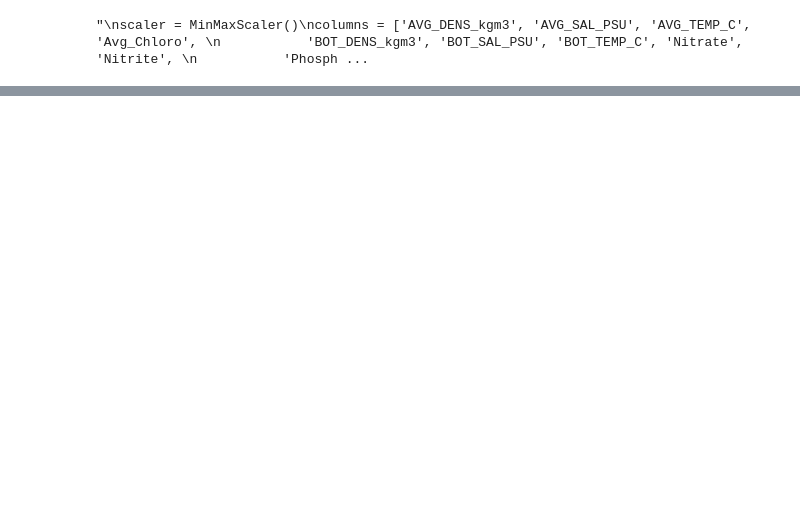
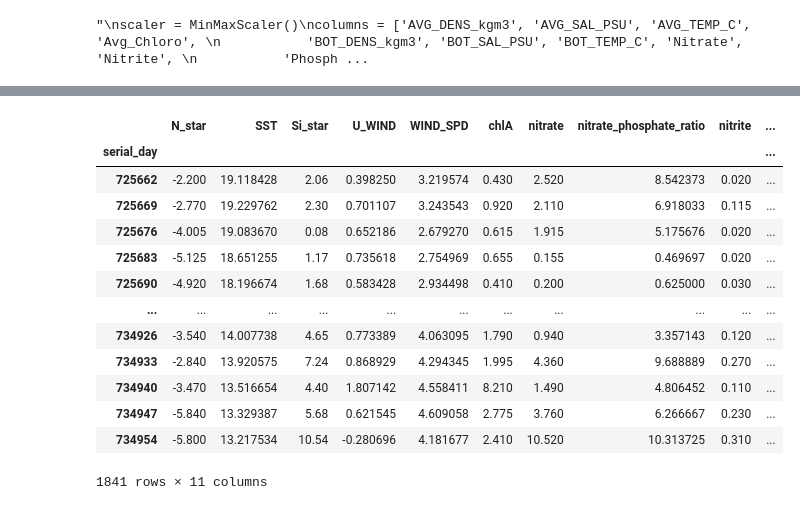
Before and after one commit to aparaselli/HAB-Prediction-Research, a Jupyter notebook: Code/CCM_analysis.ipynb, the cells around one changed output, grey strips where cells are left out. Drawn from its saved outputs; the diff is of its cells as text; code cells hidden in the pictures; blank space fills up the shorter version.

```diff
--- a/Code/CCM_analysis.ipynb
+++ b/Code/CCM_analysis.ipynb
@@ -430,0 +431,38 @@ results_df[results_df.convergence_p_value<0.8].sort_values(by='convergence_p_val
+# %%
+#IMPUTE HAB DATA
+#Build basic linear regression model as sanity check
+# Custom impute missing values with the average of the value in front and behind of it
+class ForwardBackwardImputer(BaseEstimator, TransformerMixin):
+    def __init__(self):
+        pass
+
+    def fit(self, X, y=None):
+        return self
+
+    def transform(self, X):
+        X_filled_forward = X.fillna(method='ffill').fillna(method='bfill')
+        X_filled_backward = X.fillna(method='bfill').fillna(method='ffill')
+
+        return (X_filled_forward + X_filled_backward) / 2
+
+
+Imputer = ForwardBackwardImputer()
+Orig_block_clean = Orig_block_clean.apply(pd.to_numeric, errors='coerce')
+Imputer.fit(Orig_block_clean)
+Orig_block_clean = Imputer.transform(Orig_block_clean)#COMMENT OUT IF DONT WANT MEAN MPUTE
+Orig_block_clean
+# %% [output]
+|  | N_star | SST | Si_star | U_WIND | WIND_SPD | chlA | nitrate | nitrate_phosphate_ratio | nitrite | ... |
+| serial_day |  |  |  |  |  |  |  |  |  | ... |
+| 725662 | -2.200 | 19.118428 | 2.06 | 0.398250 | 3.219574 | 0.430 | 2.520 | 8.542373 | 0.020 | ... |
+| 725669 | -2.770 | 19.229762 | 2.30 | 0.701107 | 3.243543 | 0.920 | 2.110 | 6.918033 | 0.115 | ... |
+| 725676 | -4.005 | 19.083670 | 0.08 | 0.652186 | 2.679270 | 0.615 | 1.915 | 5.175676 | 0.020 | ... |
+| 725683 | -5.125 | 18.651255 | 1.17 | 0.735618 | 2.754969 | 0.655 | 0.155 | 0.469697 | 0.020 | ... |
+| 725690 | -4.920 | 18.196674 | 1.68 | 0.583428 | 2.934498 | 0.410 | 0.200 | 0.625000 | 0.030 | ... |
+| ... | ... | ... | ... | ... | ... | ... | ... | ... | ... | ... |
+| 734926 | -3.540 | 14.007738 | 4.65 | 0.773389 | 4.063095 | 1.790 | 0.940 | 3.357143 | 0.120 | ... |
+| 734933 | -2.840 | 13.920575 | 7.24 | 0.868929 | 4.294345 | 1.995 | 4.360 | 9.688889 | 0.270 | ... |
+| 734940 | -3.470 | 13.516654 | 4.40 | 1.807142 | 4.558411 | 8.210 | 1.490 | 4.806452 | 0.110 | ... |
+| 734947 | -5.840 | 13.329387 | 5.68 | 0.621545 | 4.609058 | 2.775 | 3.760 | 6.266667 | 0.230 | ... |
+| 734954 | -5.800 | 13.217534 | 10.54 | -0.280696 | 4.181677 | 2.410 | 10.520 | 10.313725 | 0.310 | ... |
+1841 rows × 11 columns
```
Also changed, not shown: parts of 25 cells of this notebook.
